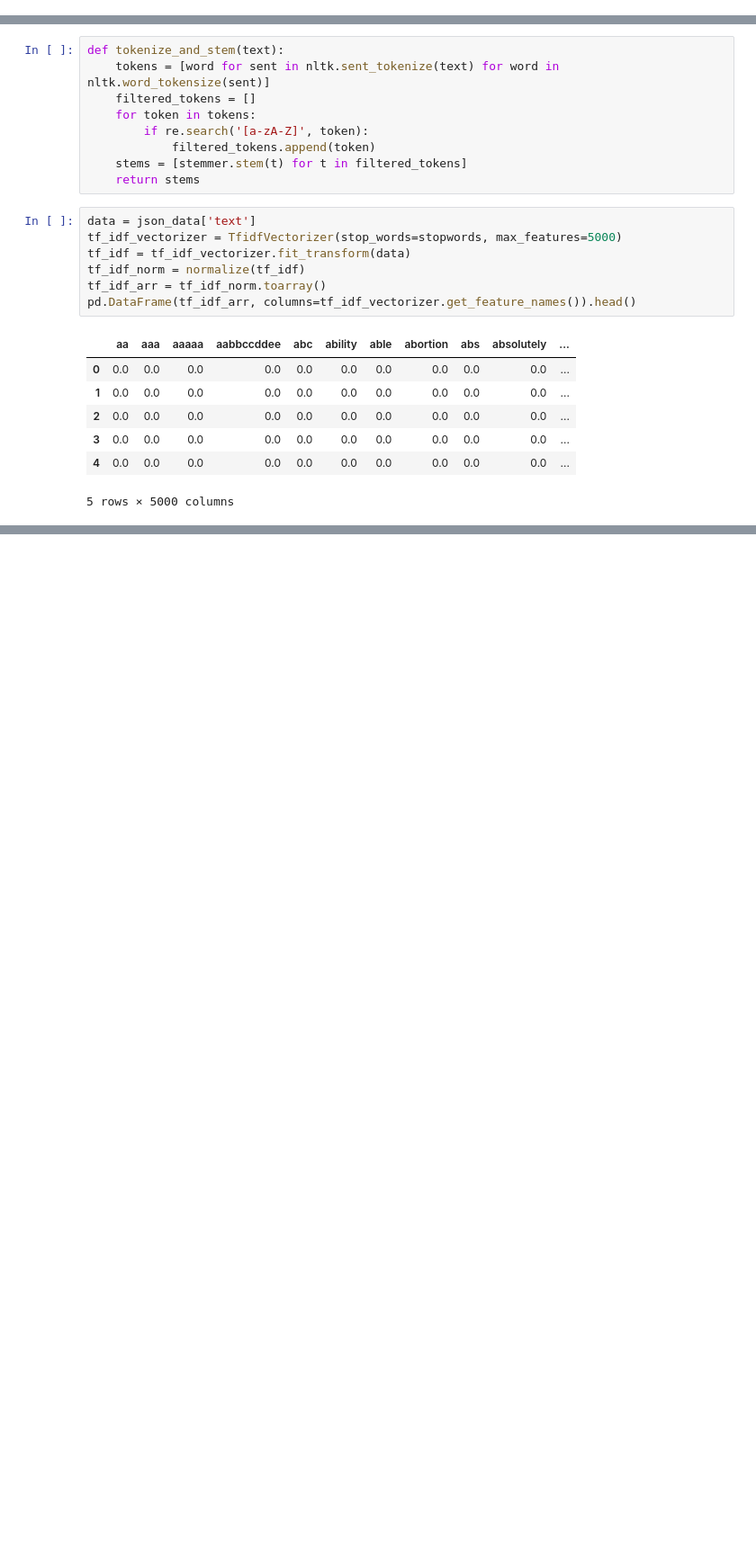
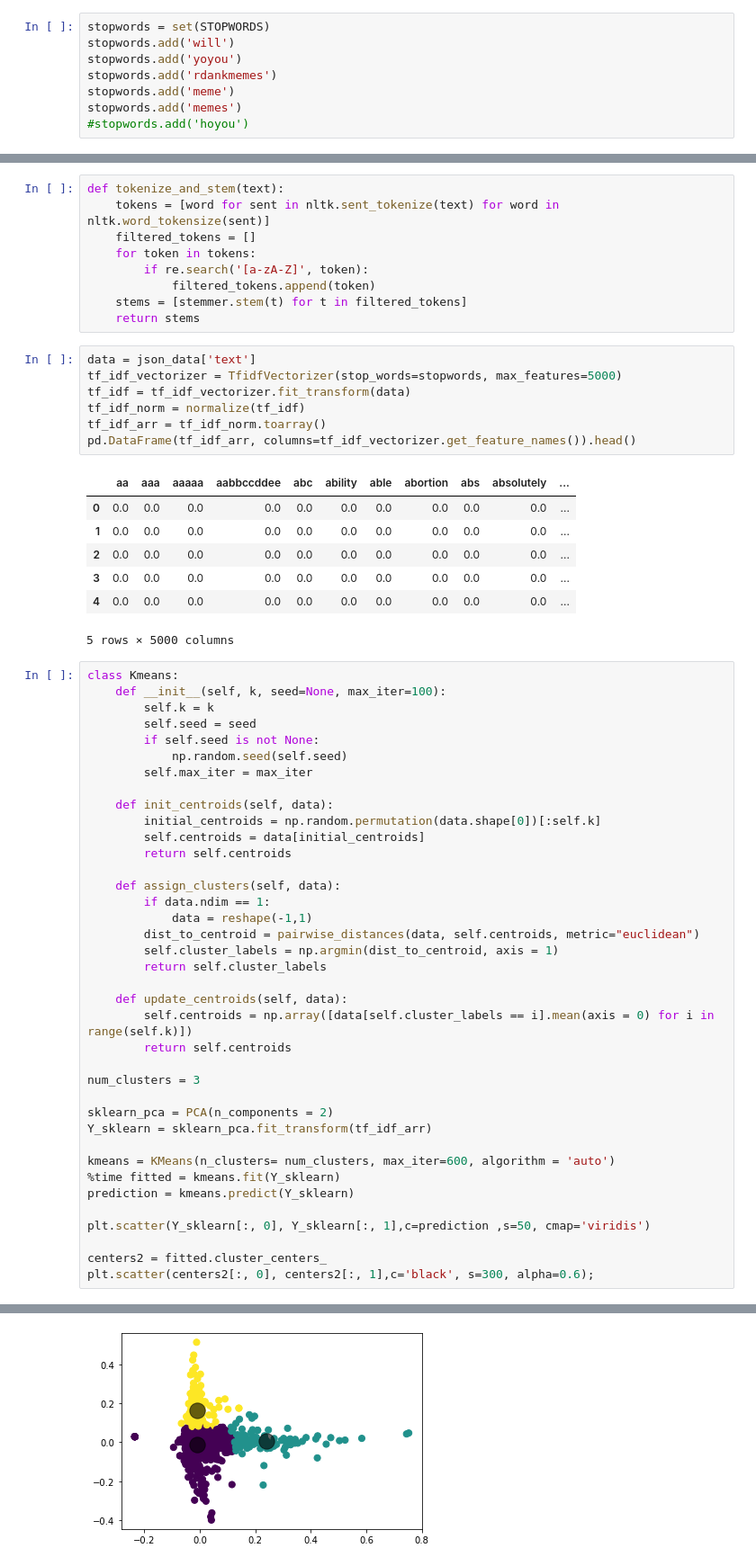
Before and after one commit to skuretski/CourseProject, a Jupyter notebook: KMeans.ipynb, the cells around one changed output, grey strips where cells are left out. Shown: that part at 90% size. Drawn from its saved outputs; the diff is of its cells as text; blank space fills up the shorter version.

Commit message:
WIP KMeans and eval

```diff
--- a/KMeans.ipynb
+++ b/KMeans.ipynb
@@ -77,0 +62,8 @@ plt.show()
+# %%
+stopwords = set(STOPWORDS)
+stopwords.add('will')
+stopwords.add('yoyou')
+stopwords.add('rdankmemes')
+stopwords.add('meme')
+stopwords.add('memes')
+#stopwords.add('hoyou')
@@ -105,3 +116,42 @@ pd.DataFrame(tf_idf_arr, columns=tf_idf_vectorizer.get_feature_names()).head()
 | 3 | 0.0 | 0.0 | 0.0 | 0.0 | 0.0 | 0.0 | 0.0 | 0.0 | 0.0 | 0.0 | ... |
 | 4 | 0.0 | 0.0 | 0.0 | 0.0 | 0.0 | 0.0 | 0.0 | 0.0 | 0.0 | 0.0 | ... |
 5 rows × 5000 columns
+# %%
+class Kmeans:
+    def __init__(self, k, seed=None, max_iter=100):
+        self.k = k
+        self.seed = seed
+        if self.seed is not None:
+            np.random.seed(self.seed)
+        self.max_iter = max_iter
+
+    def init_centroids(self, data):
+        initial_centroids = np.random.permutation(data.shape[0])[:self.k]
+        self.centroids = data[initial_centroids]
+        return self.centroids
+
+    def assign_clusters(self, data):
+        if data.ndim == 1:
+            data = reshape(-1,1)
+        dist_to_centroid = pairwise_distances(data, self.centroids, metric="euclidean")
+        self.cluster_labels = np.argmin(dist_to_centroid, axis = 1)
+        return self.cluster_labels
+
+    def update_centroids(self, data):
+        self.centroids = np.array([data[self.cluster_labels == i].mean(axis = 0) for i in range(self.k)])
+        return self.centroids
+
+num_clusters = 3
+
+sklearn_pca = PCA(n_components = 2)
+Y_sklearn = sklearn_pca.fit_transform(tf_idf_arr)
+
+kmeans = KMeans(n_clusters= num_clusters, max_iter=600, algorithm = 'auto')
+%time fitted = kmeans.fit(Y_sklearn)
+prediction = kmeans.predict(Y_sklearn)
+
+plt.scatter(Y_sklearn[:, 0], Y_sklearn[:, 1],c=prediction ,s=50, cmap='viridis')
+
+centers2 = fitted.cluster_centers_
+plt.scatter(centers2[:, 0], centers2[:, 1],c='black', s=300, alpha=0.6);
+# %% [output]
@@ -107,0 +160 @@ pd.DataFrame(tf_idf_arr, columns=tf_idf_vectorizer.get_feature_names()).head()
+[figure, added]
```
Also changed, not shown: parts of 10 cells of this notebook.
